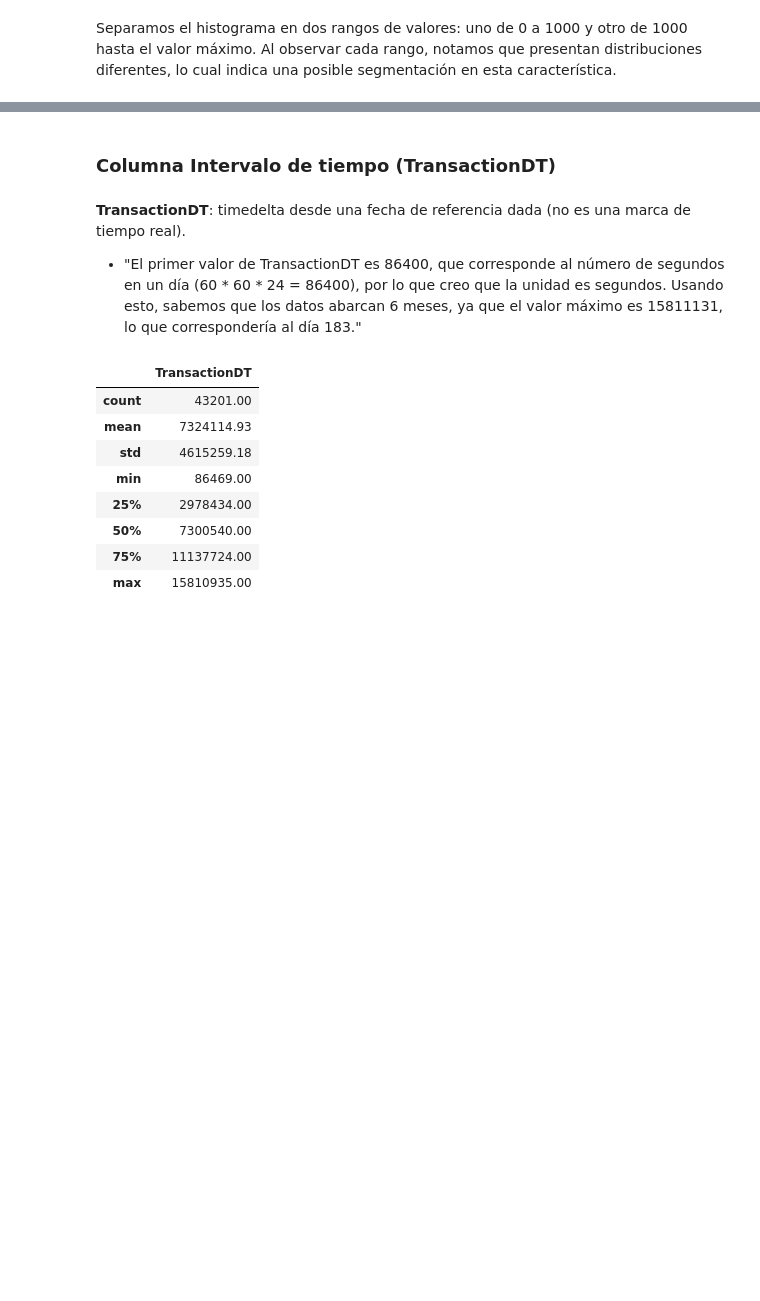
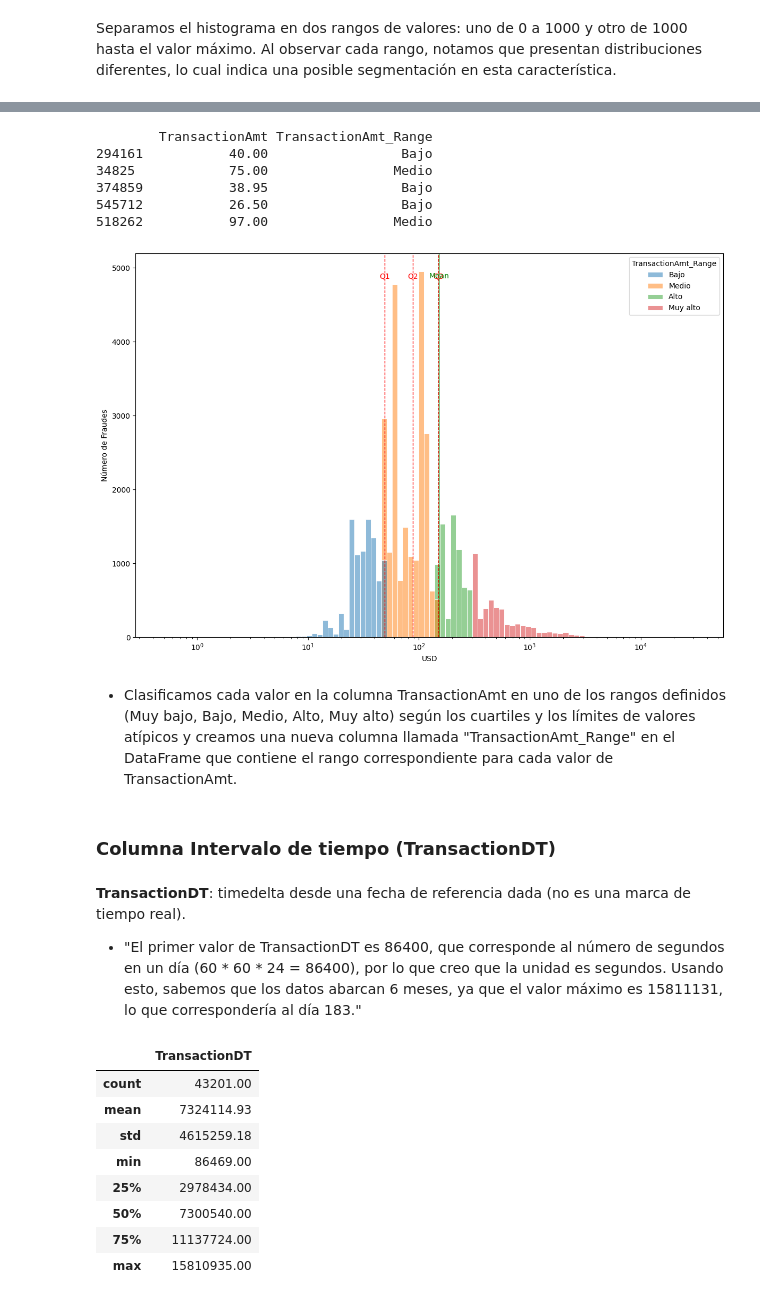
Before and after one commit to JRamos84/deteccion_fraude, a Jupyter notebook: notebooks/01_Exploratiry_Data_Analysis.ipynb, the cells around one changed output, grey strips where cells are left out. Cells and saved outputs as stored; diff of their text form; code cells hidden in the pictures; blank space fills up the shorter version.

```diff
--- a/notebooks/01_Exploratiry_Data_Analysis.ipynb
+++ b/notebooks/01_Exploratiry_Data_Analysis.ipynb
@@ -520,3 +588,71 @@ Separamos el histograma en dos rangos de valores: uno de 0 a 1000 y otro de 1000
+# %%
+
+# Calcular los cuartiles y el IQR
+Q1 = np.percentile(df_train['TransactionAmt'], 25)
+Q3 = np.percentile(df_train['TransactionAmt'], 75)
+IQR = Q3 - Q1
+
+# Definir los umbrales para valores atípicos
+lower_bound = Q1 - 1.5 * IQR
+upper_bound = Q3 + 1.5 * IQR
+
+# Función para clasificar los valores en rangos
+def classify_transaction_amt(value):
+    if value < lower_bound:
+        return 'Muy bajo'
+    elif lower_bound <= value < Q1:
+        return 'Bajo'
+    elif Q1 <= value < Q3:
+        return 'Medio'
+    elif Q3 <= value < upper_bound:
+        return 'Alto'
+    else:
+        return 'Muy alto'
+
+# Aplicar la función de clasificación a la columna
+df_train['TransactionAmt_Range'] = df_train['TransactionAmt'].apply(classify_transaction_amt)
+
+# Mostrar algunos resultados
+print(df_train[['TransactionAmt', 'TransactionAmt_Range']].head())
+# %% [output]
+        TransactionAmt TransactionAmt_Range
+294161           40.00                 Bajo
+34825            75.00                Medio
+374859           38.95                 Bajo
+545712           26.50                 Bajo
+518262           97.00                Medio
+# %%
+quartiles = np.percentile(df_train['TransactionAmt'], [25, 50, 75])
+mean_value = df_train['TransactionAmt'].mean()
+
+fig, axs = plt.subplots(tight_layout=True, figsize=(12, 8))
+
+# Crear el histograma
+sns.histplot(data=df_train, x='TransactionAmt', bins=100, color='tab:blue',
+             edgecolor="white", linewidth=0.7, label='No', log_scale=True, ax=axs,hue='TransactionAmt_Range')
+
+# Añadir líneas de los cuartiles
+for q in quartiles:
+    axs.axvline(q, color='red', linestyle='--', linewidth=1)
+
+# Añadir línea de la media
+axs.axvline(mean_value, color='green', linestyle='-', linewidth=1)
+
+# Etiquetas y título
+axs.set_ylabel('Número de Fraudes')
+axs.set_xlabel('USD')
+
+# Añadir leyenda para los cuartiles y la media
+quartile_labels = ['Q1', 'Q2', 'Q3']
+for i, q in enumerate(quartiles):
+    axs.text(q, axs.get_ylim()[1] * 0.95, quartile_labels[i], color='red', ha='center', va='top')
+axs.text(mean_value, axs.get_ylim()[1] * 0.95, 'Mean', color='green', ha='center', va='top')
+
+plt.show()
+# %% [output]
+[figure, added]
+# %% [markdown]
+- Clasificamos cada valor en la columna TransactionAmt en uno de los rangos definidos (Muy bajo, Bajo, Medio, Alto, Muy alto) según los cuartiles y los límites de valores atípicos y creamos una nueva columna llamada "TransactionAmt_Range"  en el DataFrame que contiene el rango correspondiente para cada valor de TransactionAmt.
 # %% [markdown]
 ### Columna Intervalo de tiempo (**TransactionDT**)
 # %% [markdown]
```
Also changed, not shown: parts of 9 cells of this notebook.
